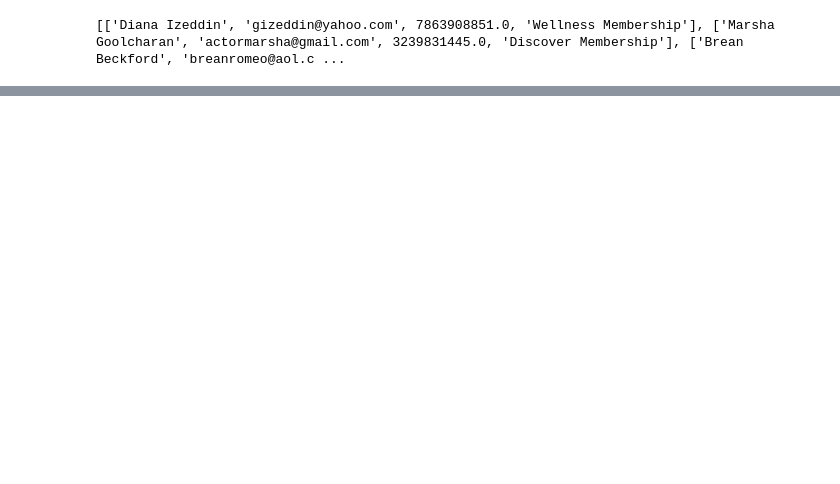
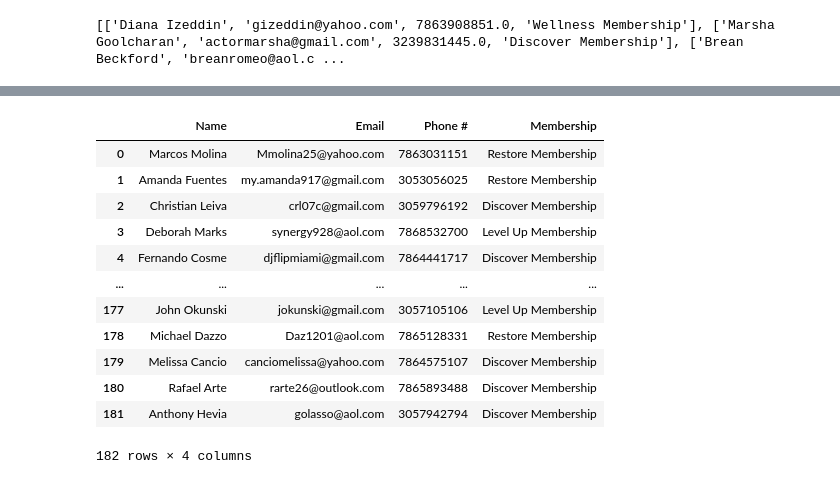
Before and after one commit to JReese2018/Restore_Data, a Jupyter notebook: Restore/Month Comparison/month_comparison_nb.ipynb, the cells around one changed output, grey strips where cells are left out. Saved outputs shown, nothing was run; the diff lists cells and outputs as text; code cells hidden in the pictures; blank space fills up the shorter version.

```diff
--- a/Restore/Lost Members/lost_member_nb.ipynb
+++ b/Restore/Month Comparison/month_comparison_nb.ipynb
@@ -109,17 +78,0 @@ lost_members
-# %%
-lost_members = []
-
-for index, row1 in previous_df.iterrows():
-    name1 = row1['Name']
-    for index, row2 in current_df.iterrows():
-        name1 = row1['Name']
-        name2 = row2['Name']
-        if name1 == name2:
-            continue
-        else:
-            my_list = [row1['Name'], row1['Email'], row1['Phone #'], row1['Item']]
-            lost_members.append(my_list)
-            continue
-    continue
-
-lost_members
@@ -150,0 +190,17 @@ print(merged_df)
+# %%
+## Grab Names on previous df and put them in a list
+overlap_members = []
+
+for index, row1 in previous_df.iterrows():
+    for index, row2 in current_df.iterrows():
+        name1 = row1['Name']
+        name2 = row2['Name']
+        if name1 != name2:
+            continue
+        else:
+            my_list = [row1['Name'], row1['Email'], row1['Phone #'], row1['Item']]
+            overlap_members.append(my_list)
+            continue
+    continue
+
+overlap_members
@@ -150,0 +225,19 @@ print(merged_df)
+# %%
+## Creating dataframes
+lost_members_df = pd.DataFrame(lost_members, columns=['Name', 'Email', 'Phone #', 'Membership'])
+overlap_members_df = pd.DataFrame(overlap_members, columns=['Name', 'Email', 'Phone #', 'Membership'])
+overlap_members_df
+# %% [output]
+|  | Name | Email | Phone # | Membership |
+| 0 | Marcos Molina | Mmolina25@yahoo.com | 7863031151 | Restore Membership |
+| 1 | Amanda Fuentes | my.amanda917@gmail.com | 3053056025 | Restore Membership |
+| 2 | Christian Leiva | crl07c@gmail.com | 3059796192 | Discover Membership |
+| 3 | Deborah Marks | synergy928@aol.com | 7868532700 | Level Up Membership |
+| 4 | Fernando Cosme | djflipmiami@gmail.com | 7864441717 | Discover Membership |
+| ... | ... | ... | ... | ... |
+| 177 | John Okunski | jokunski@gmail.com | 3057105106 | Level Up Membership |
+| 178 | Michael Dazzo | Daz1201@aol.com | 7865128331 | Restore Membership |
+| 179 | Melissa Cancio | canciomelissa@yahoo.com | 7864575107 | Discover Membership |
+| 180 | Rafael Arte | rarte26@outlook.com | 7865893488 | Discover Membership |
+| 181 | Anthony Hevia | golasso@aol.com | 3057942794 | Discover Membership |
+182 rows × 4 columns
```
Also changed, not shown: parts of 10 cells of this notebook, 3 other files.
